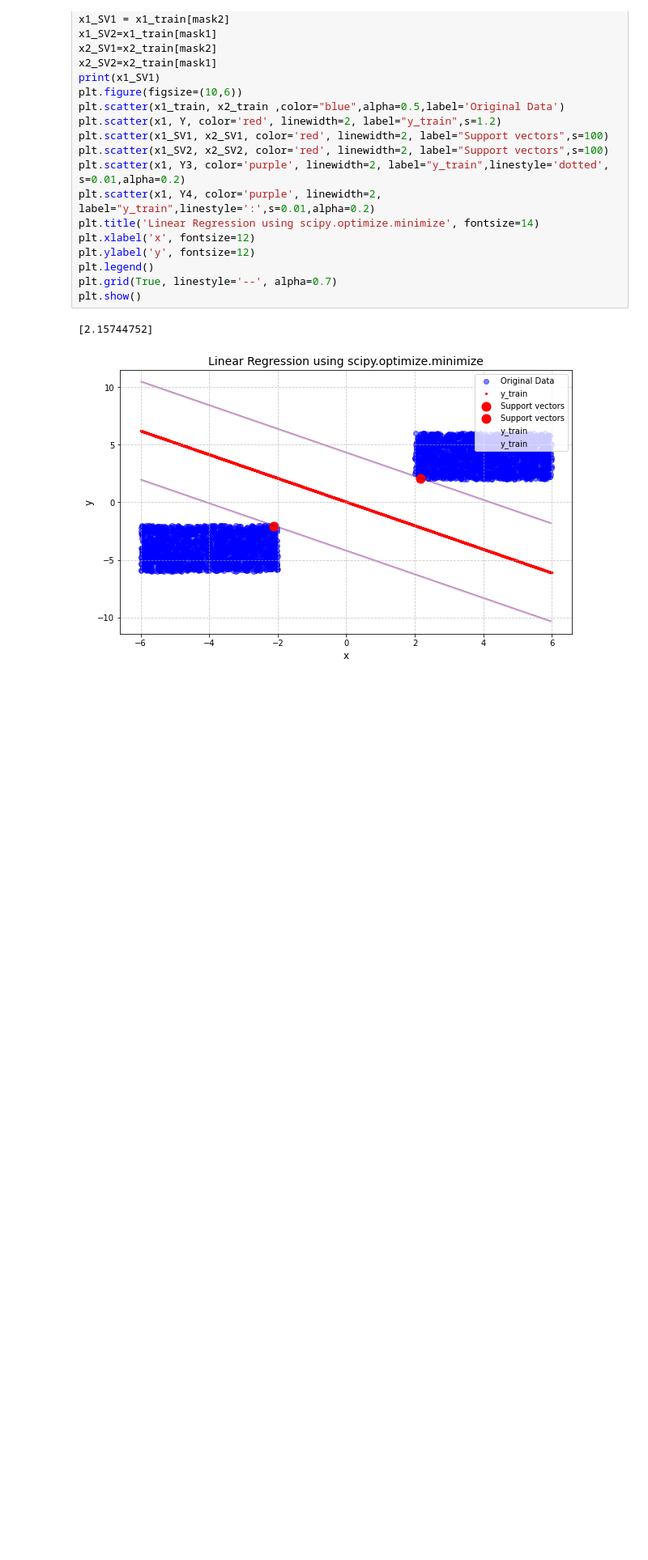
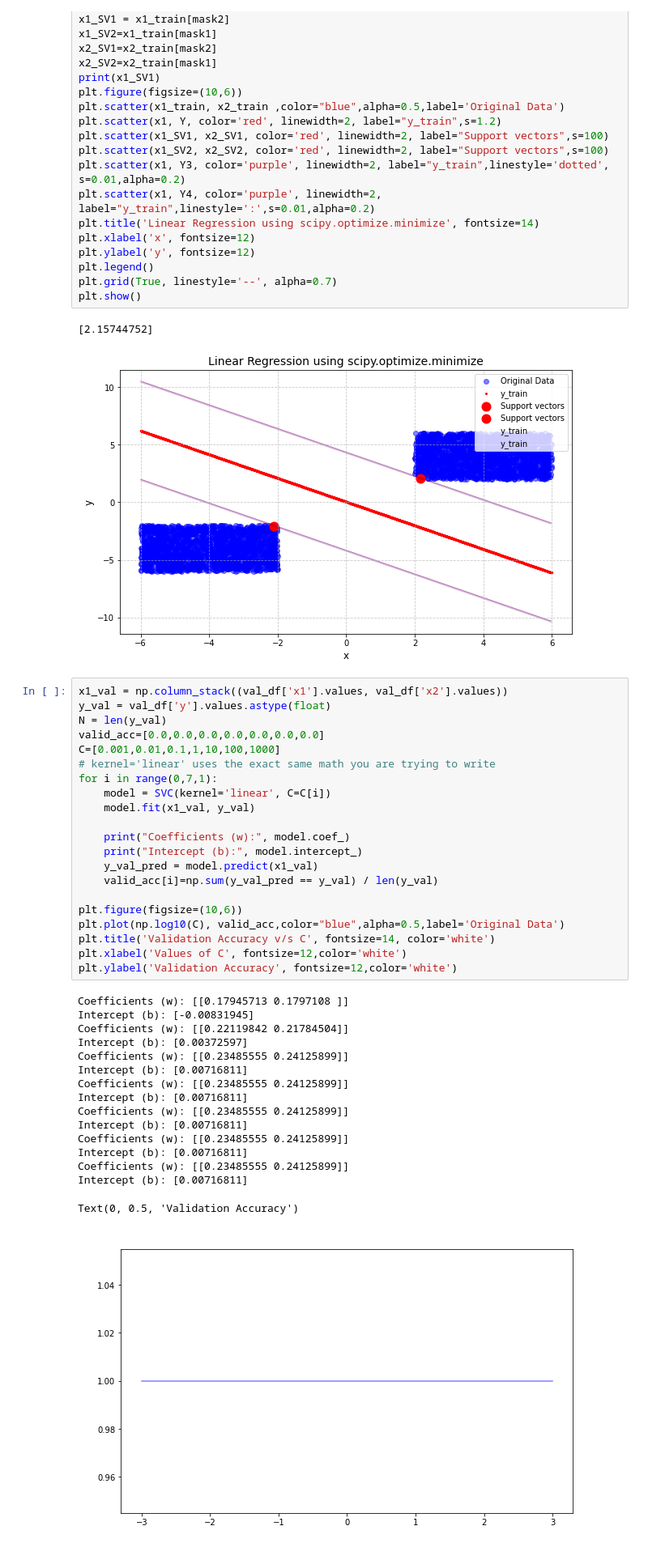
Before and after one commit to princekain/Machine_Learning, a Jupyter notebook: SVM/SVM_LinearSeprable.ipynb, the cells around one changed output. Shown at 81% size. Cells and saved outputs as stored; diff of their text form; blank space fills up the shorter version.

```diff
--- a/SVM/SVM_LinearSeprable.ipynb
+++ b/SVM/SVM_LinearSeprable.ipynb
@@ -102,3 +61,41 @@ plt.show()
 # %% [output]
 [2.15744752]
 [figure]
+# %%
+x1_val = np.column_stack((val_df['x1'].values, val_df['x2'].values))
+y_val = val_df['y'].values.astype(float)
+N = len(y_val)
+valid_acc=[0.0,0.0,0.0,0.0,0.0,0.0,0.0]
+C=[0.001,0.01,0.1,1,10,100,1000]
+# kernel='linear' uses the exact same math you are trying to write
+for i in range(0,7,1):
+    model = SVC(kernel='linear', C=C[i])
+    model.fit(x1_val, y_val)
+
+    print("Coefficients (w):", model.coef_)
+    print("Intercept (b):", model.intercept_)
+    y_val_pred = model.predict(x1_val)
+    valid_acc[i]=np.sum(y_val_pred == y_val) / len(y_val)
+
+plt.figure(figsize=(10,6))
+plt.plot(np.log10(C), valid_acc,color="blue",alpha=0.5,label='Original Data')
+plt.title('Validation Accuracy v/s C', fontsize=14, color='white')
+plt.xlabel('Values of C', fontsize=12,color='white')
+plt.ylabel('Validation Accuracy', fontsize=12,color='white')
+# %% [output]
+Coefficients (w): [[0.17945713 0.1797108 ]]
+Intercept (b): [-0.00831945]
+Coefficients (w): [[0.22119842 0.21784504]]
+Intercept (b): [0.00372597]
+Coefficients (w): [[0.23485555 0.24125899]]
+Intercept (b): [0.00716811]
+Coefficients (w): [[0.23485555 0.24125899]]
+Intercept (b): [0.00716811]
+Coefficients (w): [[0.23485555 0.24125899]]
+Intercept (b): [0.00716811]
+Coefficients (w): [[0.23485555 0.24125899]]
+Intercept (b): [0.00716811]
+Coefficients (w): [[0.23485555 0.24125899]]
+Intercept (b): [0.00716811]
+Text(0, 0.5, 'Validation Accuracy')
+[figure, added]
```
Also changed, not shown: parts of 7 cells of this notebook, 15 other files.
